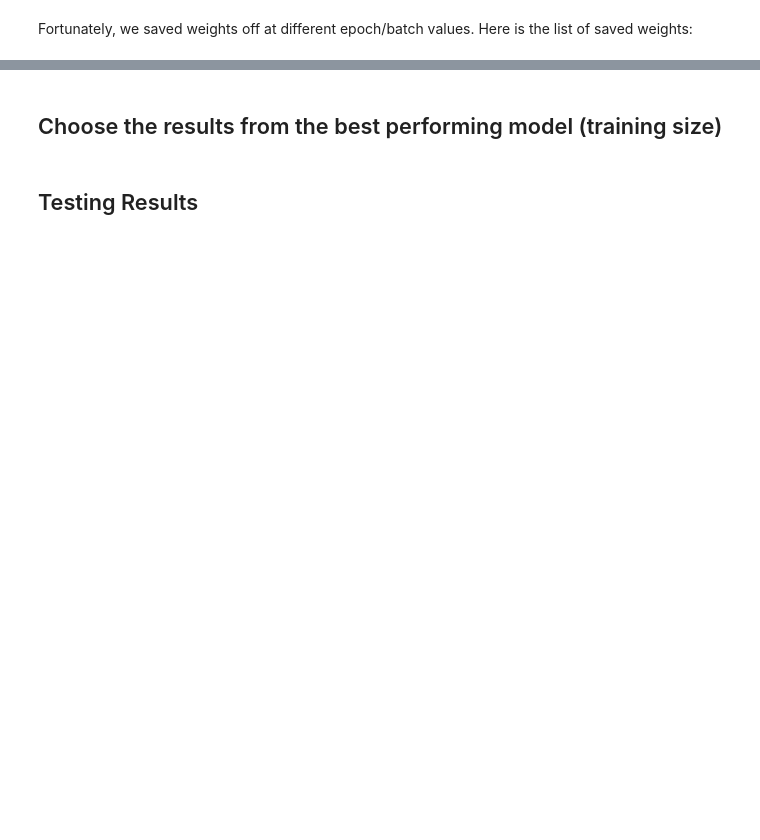
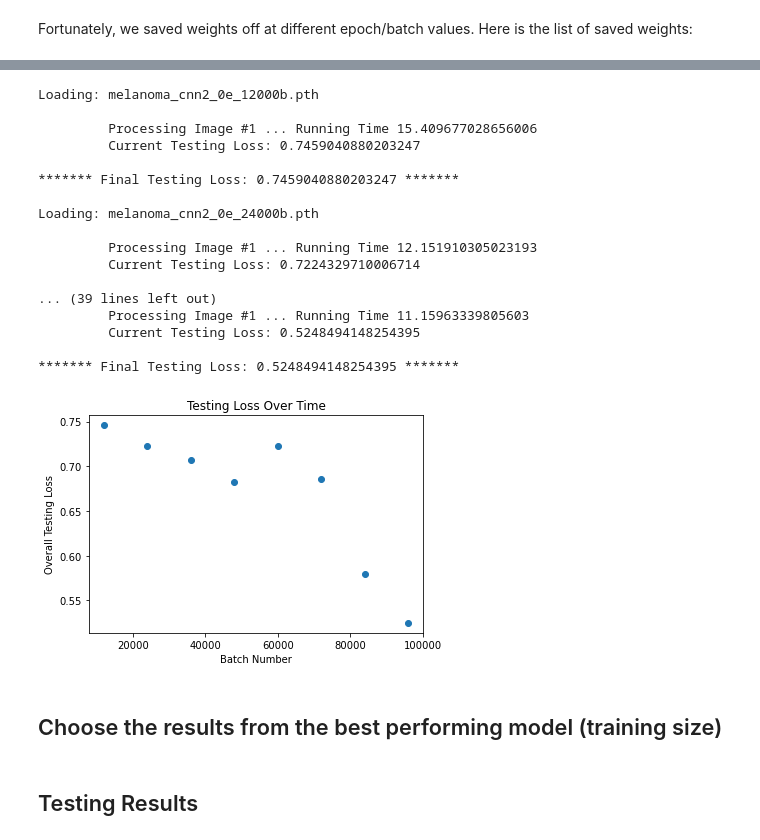
Before and after one commit to andrewmashhadi/Melanoma_Classification_Project, a Jupyter notebook: Melanoma_CNN2.ipynb, the cells around one changed output, grey strips where cells are left out. Cells and saved outputs as stored; diff of their text form; code cells hidden in the pictures; blank space fills up the shorter version.

```diff
--- a/Melanoma_CNN2.ipynb
+++ b/Melanoma_CNN2.ipynb
@@ -355,7 +355,7 @@ class Net(nn.Module):
 
         return x
 # %%
-load_weights = True
+load_weights = False
 create_new_weights = False
 PATH = './melanoma_cnn2.pth'
 
@@ -392,5 +390,5 @@ Creating new CNN weights.
 # %%
-learn_weights = True
+learn_weights = False
 
 print("Pre-Training CUDA Memory Allocation:", torch.cuda.max_memory_allocated())
 
@@ -564,5 +541,5 @@ os.listdir('./saved_weights/')
 # %%
-weight_fnames = os.listdir('./saved_weights/')
+weight_fnames = os.listdir('./saved_weights2/')
 weight_fnames.sort() # isnt perfectly sorted, but too lazy to add the code (not important)
 batch_sizes = []
 losses = []
@@ -571,7 +548,7 @@ for fname in weight_fnames:
 
     print(f'Loading: {fname}\n')
 
-    checkpoint = torch.load(f'./saved_weights/{fname}', map_location=device)
+    checkpoint = torch.load(f'./saved_weights2/{fname}', map_location=device)
 
     # network weights load
     net = Net().to(device)
@@ -606,33 +583,52 @@ for fname in weight_fnames:
             ground_truths.append(label)
 
             # # save for analysis
             probs += outputs.squeeze(-1).tolist()
 
             if i % 100 == 0:
                 print(f"\t Processing Image #{2*i + 1} ... Running Time {time.time() - start_time}")
                 print(f'\t Current Testing Loss: {running_loss / (i+1)}\n')
 
     print(f'******* Final Testing Loss: {running_loss / (i+1)} *******\n')
 
     batch_sizes.append(checkpoint['mini_batch'])
     losses.append(running_loss / (i+1))
 
     # Save ground-truths and probability results¶
     res = {}
     res["ground_truths"] = ground_truths
     res["probs"] = probs
     res["num_batches"] = checkpoint['mini_batch']
     res["testing_loss"] = running_loss / (i+1)
 
-    pkl_f_name = f'./saved_results/results_cnn_{checkpoint["mini_batch"]}b.pkl'
+    pkl_f_name = f'./saved_results2/results_cnn2_{checkpoint["mini_batch"]}b.pkl'
     with open(pkl_f_name, 'wb') as f:
         pickle.dump(res, f)
 
 
 plt.plot(batch_sizes, losses, 'o')
 plt.title("Testing Loss Over Time")
 plt.xlabel("Batch Number")
 plt.ylabel("Overall Testing Loss")
 plt.show()
+# %% [output]
+Loading: melanoma_cnn2_0e_12000b.pth
+
+         Processing Image #1 ... Running Time 15.409677028656006
+         Current Testing Loss: 0.7459040880203247
+
+******* Final Testing Loss: 0.7459040880203247 *******
+
+Loading: melanoma_cnn2_0e_24000b.pth
+
+         Processing Image #1 ... Running Time 12.151910305023193
+         Current Testing Loss: 0.7224329710006714
+
+... (39 lines left out)
+         Processing Image #1 ... Running Time 11.15963339805603
+         Current Testing Loss: 0.5248494148254395
+
+******* Final Testing Loss: 0.5248494148254395 *******
+[figure, added]
 # %% [markdown]
 ## Choose the results from the best performing model (training size)
```
Also changed, not shown: parts of 6 cells of this notebook, 3 other files.
